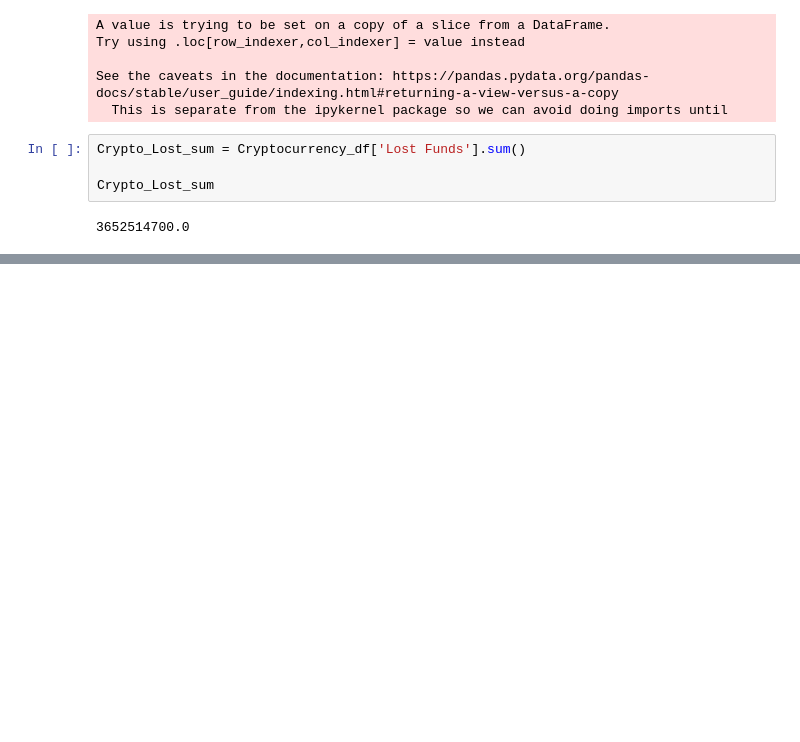
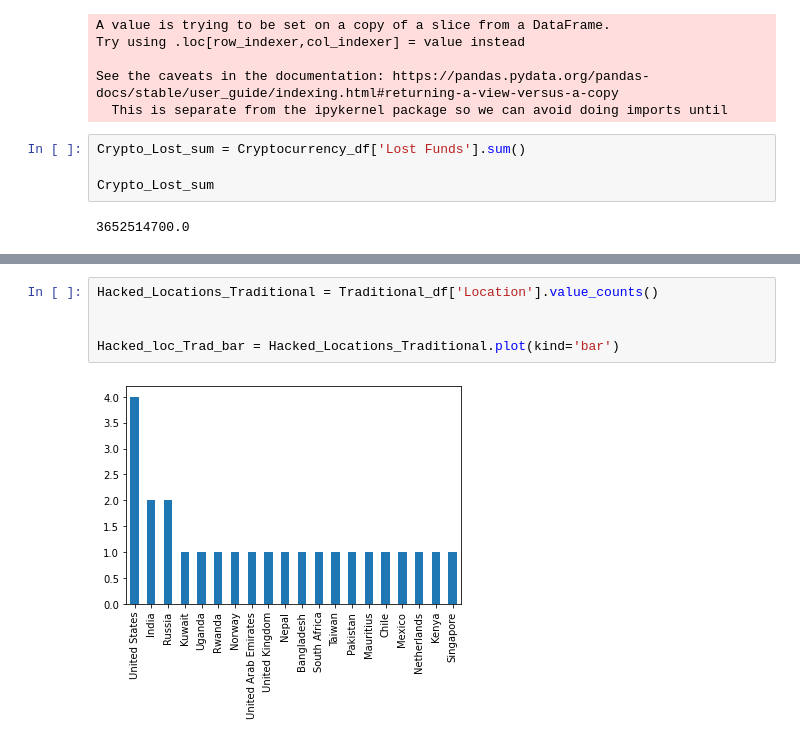
Before and after one commit to GammaHD/Project-1, a Jupyter notebook: Dataexploration.ipynb, the cells around one changed output, grey strips where cells are left out. Saved outputs shown, nothing was run; the diff lists cells and outputs as text; blank space fills up the shorter version.

```diff
--- a/Dataexploration.ipynb
+++ b/Dataexploration.ipynb
@@ -176,0 +183,7 @@ SyntaxError: invalid syntax (2496365070.py, line 7)
+# %%
+Hacked_Locations_Traditional = Traditional_df['Location'].value_counts()
+
+
+Hacked_loc_Trad_bar = Hacked_Locations_Traditional.plot(kind='bar')
+# %% [output]
+[figure, added]
```
Also changed, not shown: parts of 10 cells of this notebook, 1 other file.
